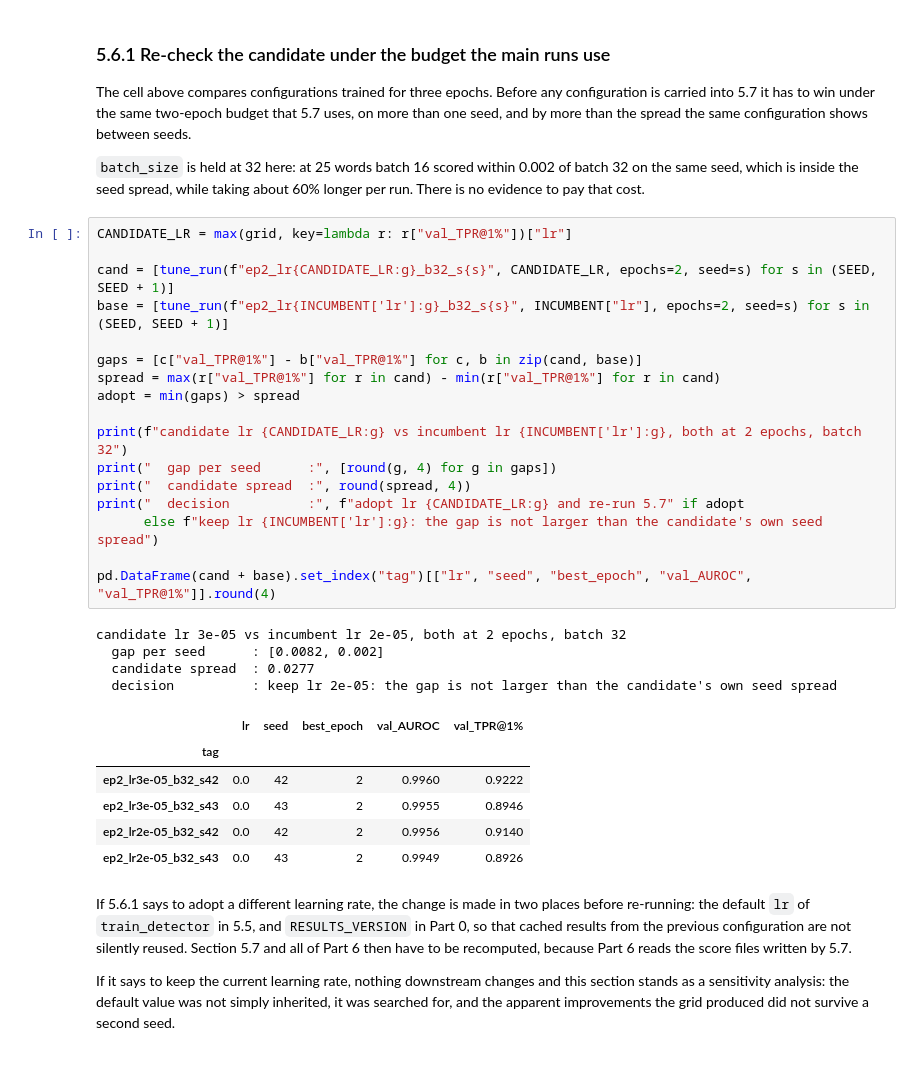
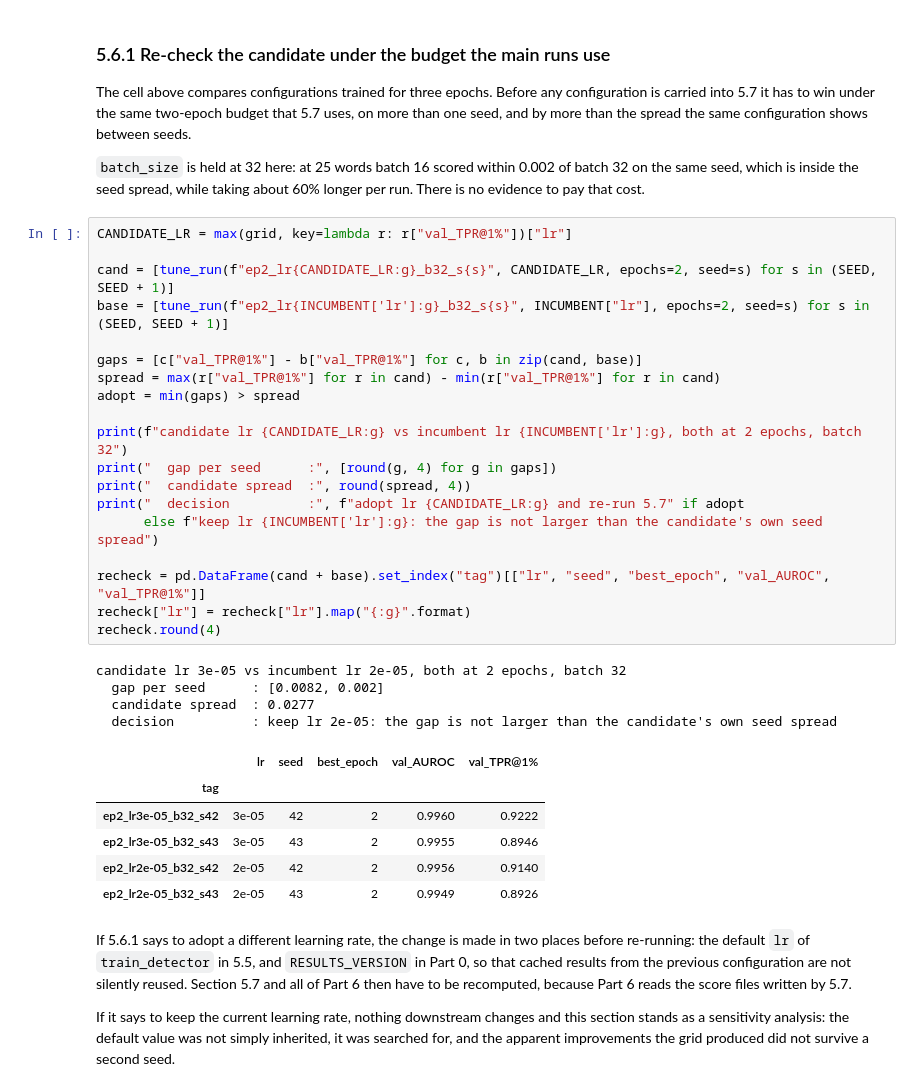
Before and after one commit to brucenguyen0302-code/ai-text-detection, a Jupyter notebook: main.ipynb, the cells around one changed output. Cells and saved outputs as stored; diff of their text form.

```diff
--- a/main.ipynb
+++ b/main.ipynb
@@ -2054,31 +2206,33 @@ to pay that cost.
 # %%
 CANDIDATE_LR = max(grid, key=lambda r: r["val_TPR@1%"])["lr"]
 
 cand = [tune_run(f"ep2_lr{CANDIDATE_LR:g}_b32_s{s}", CANDIDATE_LR, epochs=2, seed=s) for s in (SEED, SEED + 1)]
 base = [tune_run(f"ep2_lr{INCUMBENT['lr']:g}_b32_s{s}", INCUMBENT["lr"], epochs=2, seed=s) for s in (SEED, SEED + 1)]
 
 gaps = [c["val_TPR@1%"] - b["val_TPR@1%"] for c, b in zip(cand, base)]
 spread = max(r["val_TPR@1%"] for r in cand) - min(r["val_TPR@1%"] for r in cand)
 adopt = min(gaps) > spread
 
 print(f"candidate lr {CANDIDATE_LR:g} vs incumbent lr {INCUMBENT['lr']:g}, both at 2 epochs, batch 32")
 print("  gap per seed      :", [round(g, 4) for g in gaps])
 print("  candidate spread  :", round(spread, 4))
 print("  decision          :", f"adopt lr {CANDIDATE_LR:g} and re-run 5.7" if adopt
       else f"keep lr {INCUMBENT['lr']:g}: the gap is not larger than the candidate's own seed spread")
 
-pd.DataFrame(cand + base).set_index("tag")[["lr", "seed", "best_epoch", "val_AUROC", "val_TPR@1%"]].round(4)
+recheck = pd.DataFrame(cand + base).set_index("tag")[["lr", "seed", "best_epoch", "val_AUROC", "val_TPR@1%"]]
+recheck["lr"] = recheck["lr"].map("{:g}".format)
+recheck.round(4)
 # %% [output]
 candidate lr 3e-05 vs incumbent lr 2e-05, both at 2 epochs, batch 32
   gap per seed      : [0.0082, 0.002]
   candidate spread  : 0.0277
   decision          : keep lr 2e-05: the gap is not larger than the candidate's own seed spread
 |  | lr | seed | best_epoch | val_AUROC | val_TPR@1% |
 | tag |  |  |  |  |  |
-| ep2_lr3e-05_b32_s42 | 0.0 | 42 | 2 | 0.9960 | 0.9222 |
-| ep2_lr3e-05_b32_s43 | 0.0 | 43 | 2 | 0.9955 | 0.8946 |
-| ep2_lr2e-05_b32_s42 | 0.0 | 42 | 2 | 0.9956 | 0.9140 |
-| ep2_lr2e-05_b32_s43 | 0.0 | 43 | 2 | 0.9949 | 0.8926 |
+| ep2_lr3e-05_b32_s42 | 3e-05 | 42 | 2 | 0.9960 | 0.9222 |
+| ep2_lr3e-05_b32_s43 | 3e-05 | 43 | 2 | 0.9955 | 0.8946 |
+| ep2_lr2e-05_b32_s42 | 2e-05 | 42 | 2 | 0.9956 | 0.9140 |
+| ep2_lr2e-05_b32_s43 | 2e-05 | 43 | 2 | 0.9949 | 0.8926 |
 # %% [markdown]
 If 5.6.1 says to adopt a different learning rate, the change is made in two places before
 re-running: the default `lr` of `train_detector` in 5.5, and `RESULTS_VERSION` in Part 0, so that
```
Also changed, not shown: parts of 46 cells of this notebook.
